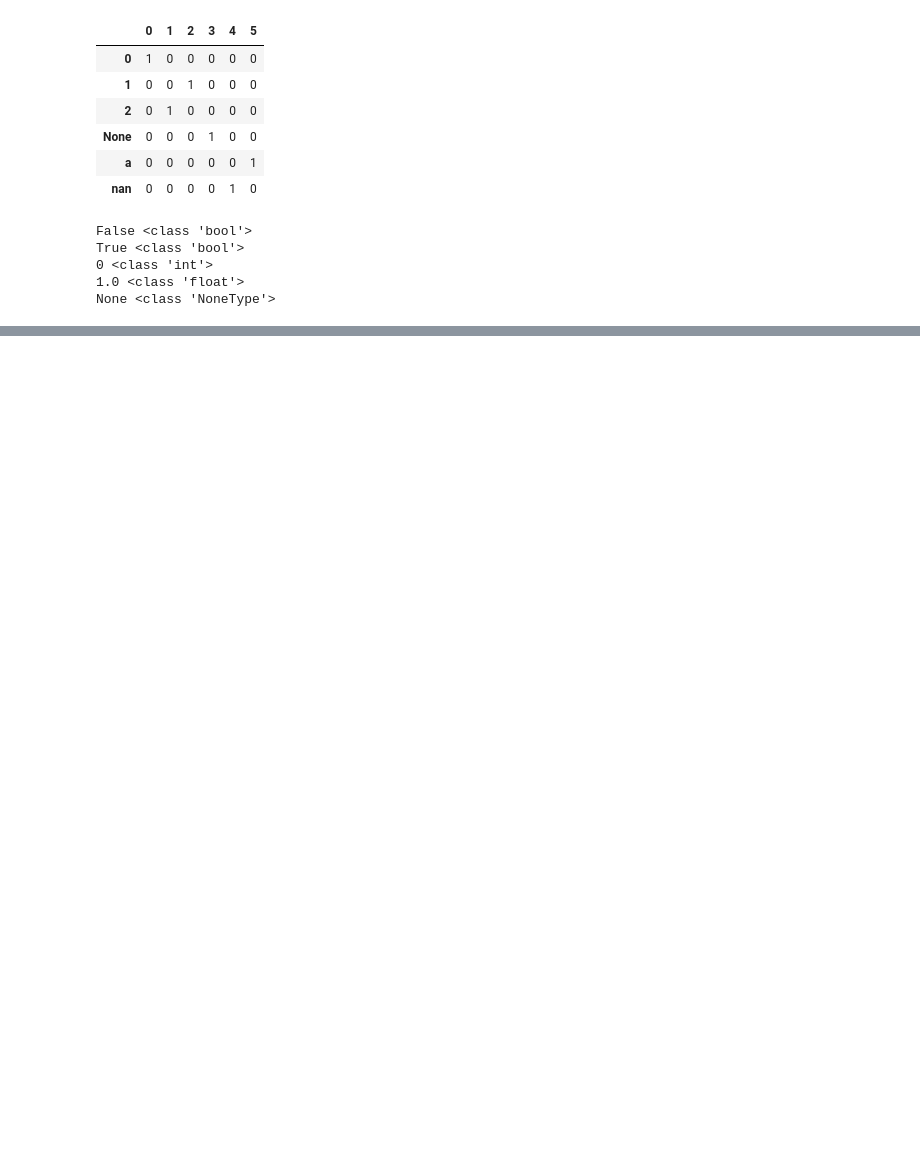
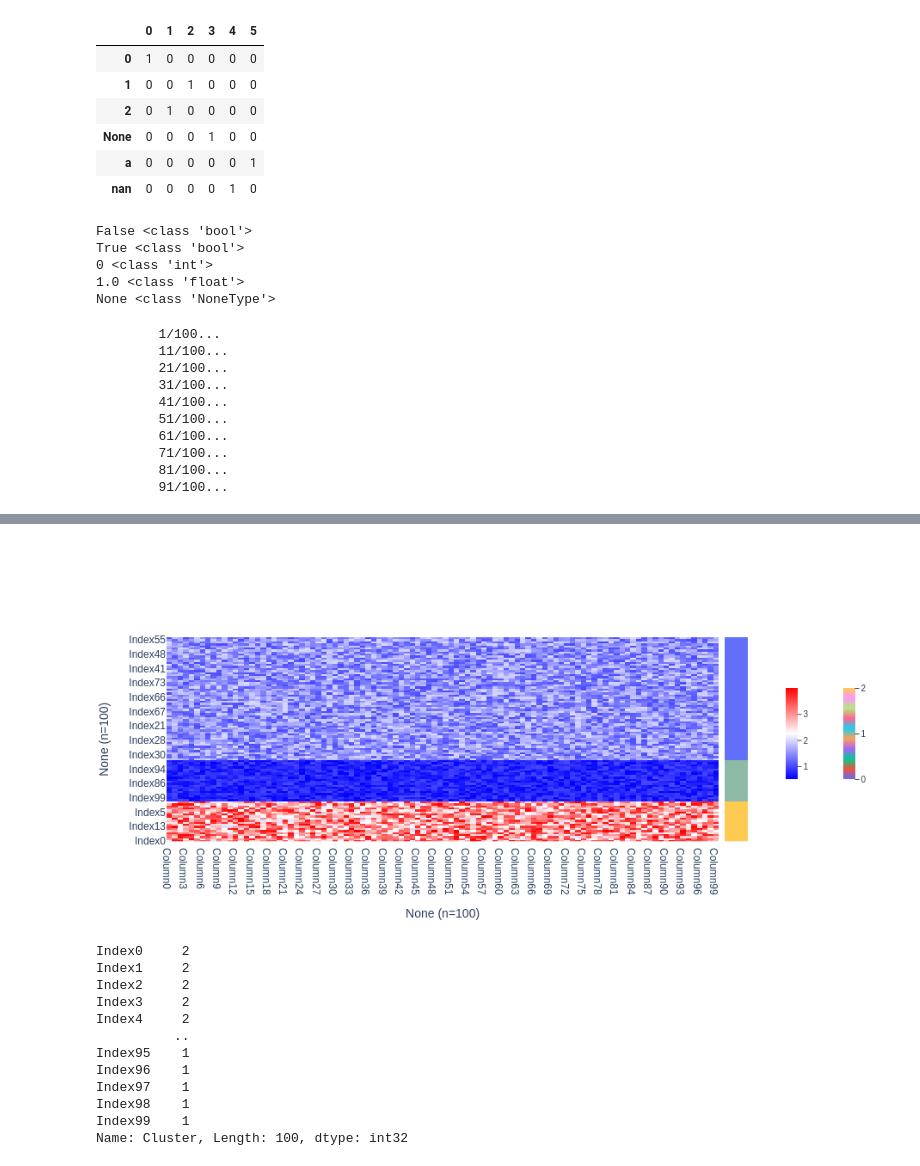
Before and after one commit to KwatMDPhD/ccal, a Jupyter notebook: notebook/test.ipynb, the cells around one changed output, grey strips where cells are left out. Drawn from its saved outputs; the diff is of its cells as text; code cells hidden in the pictures; blank space fills up the shorter version.

Commit message:
cluster_hierarchical_clusterings

```diff
--- a/notebook/test.ipynb
+++ b/notebook/test.ipynb
@@ -51,4 +51,15 @@ point_x_dimension = pd.DataFrame(
     columns=("Column{}".format(i) for i in range(point_x_dimension.shape[1])),
 )
 
-point_x_dimension
+kraft.cluster_hierarchical_clusterings(point_x_dimension, 0, 3)
+# %% [output]
+        1/100...
+        11/100...
+        21/100...
+        31/100...
+        41/100...
+        51/100...
+        61/100...
+        71/100...
+        81/100...
+        91/100...
@@ -54,0 +67,13 @@ point_x_dimension
+[figure, added]
+Index0     2
+Index1     2
+Index2     2
+Index3     2
+Index4     2
+          ..
+Index95    1
+Index96    1
+Index97    1
+Index98    1
+Index99    1
+Name: Cluster, Length: 100, dtype: int32
```
Also changed, not shown: parts of 3 cells of this notebook, 1 other file.
